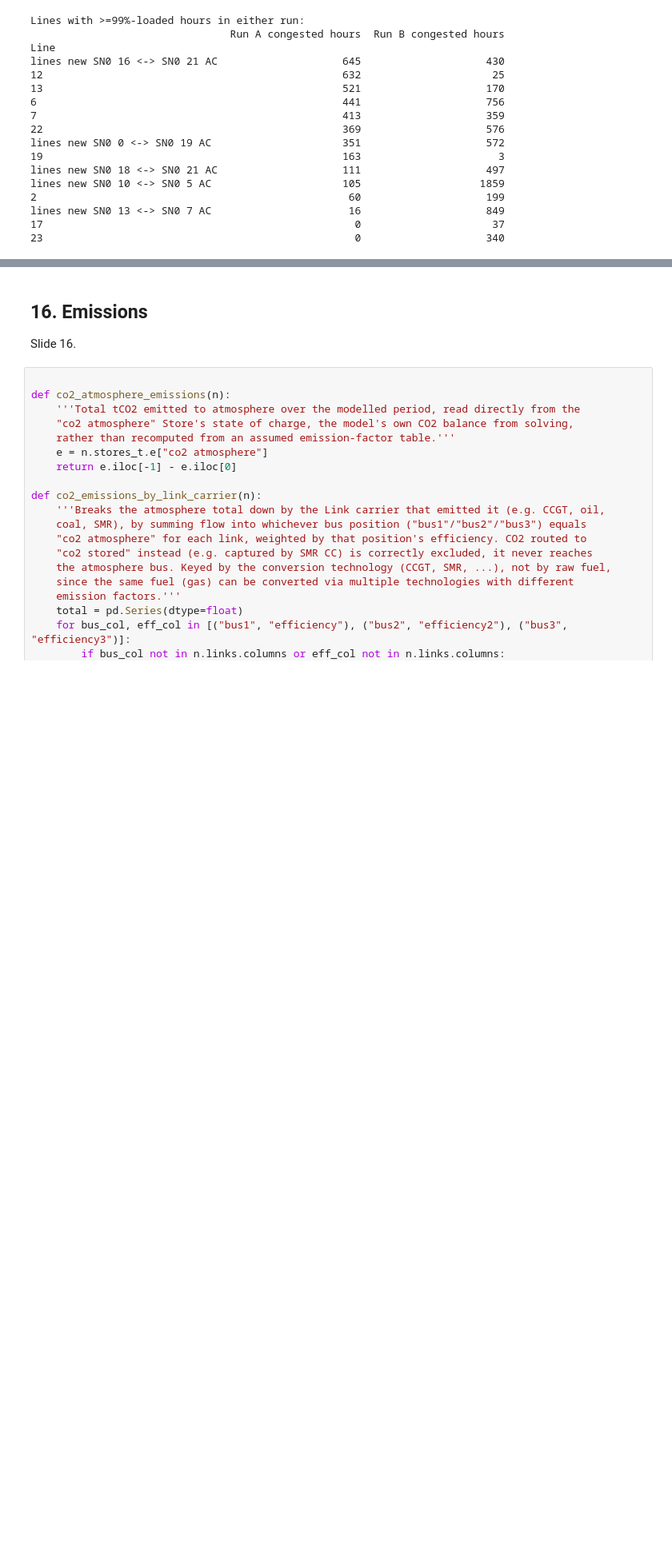
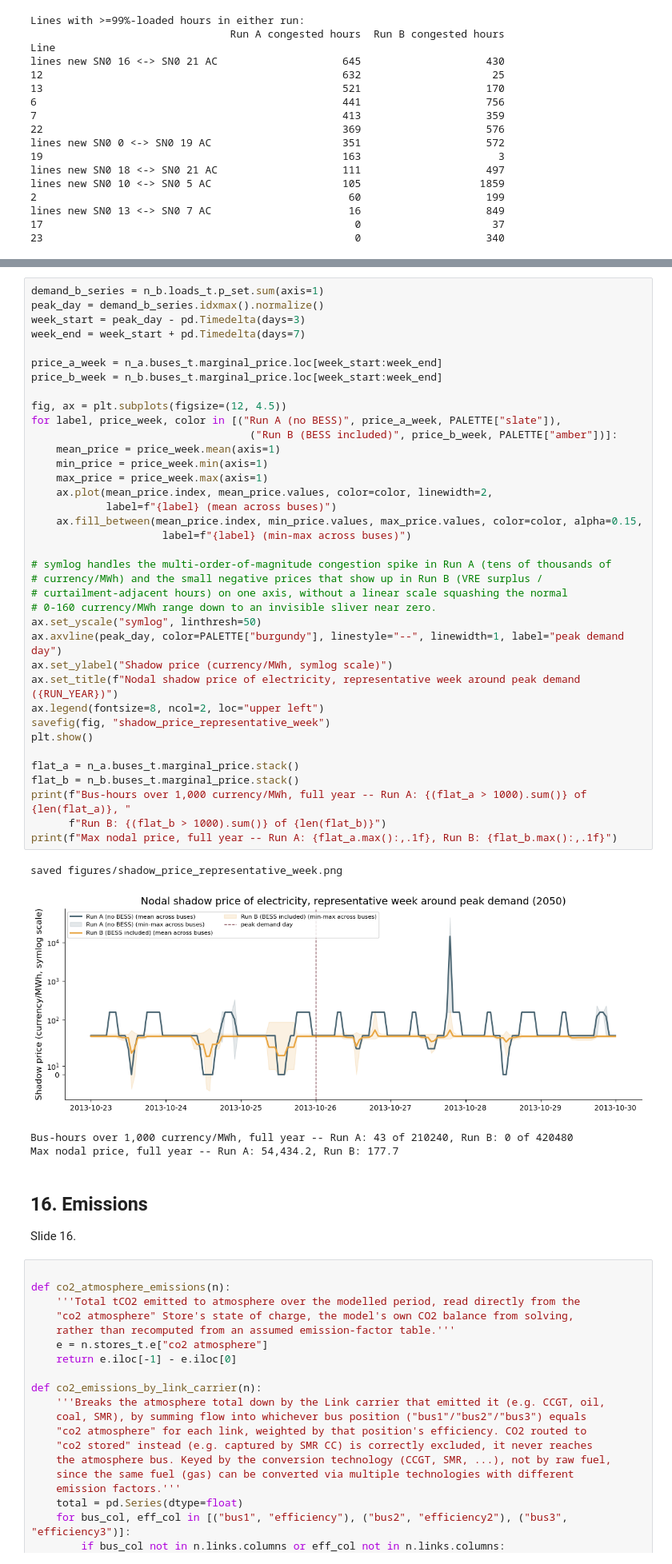
Before and after one commit to HoremanW/pypsa-earth, a Jupyter notebook: BESS_Supervisor_Deck_Analysis.ipynb, the cells around one changed output, grey strips where cells are left out. Shown at 80% size. Drawn from its saved outputs; the diff is of its cells as text; blank space fills up the shorter version.

```diff
--- a/BESS_Supervisor_Deck_Analysis.ipynb
+++ b/BESS_Supervisor_Deck_Analysis.ipynb
@@ -1545,3 +1566,45 @@ lines new SN0 13 <-> SN0 7 AC                      16                    849
+# %%
+demand_b_series = n_b.loads_t.p_set.sum(axis=1)
+peak_day = demand_b_series.idxmax().normalize()
+week_start = peak_day - pd.Timedelta(days=3)
+week_end = week_start + pd.Timedelta(days=7)
+
+price_a_week = n_a.buses_t.marginal_price.loc[week_start:week_end]
+price_b_week = n_b.buses_t.marginal_price.loc[week_start:week_end]
+
+fig, ax = plt.subplots(figsize=(12, 4.5))
+for label, price_week, color in [("Run A (no BESS)", price_a_week, PALETTE["slate"]),
+                                   ("Run B (BESS included)", price_b_week, PALETTE["amber"])]:
+    mean_price = price_week.mean(axis=1)
+    min_price = price_week.min(axis=1)
+    max_price = price_week.max(axis=1)
+    ax.plot(mean_price.index, mean_price.values, color=color, linewidth=2,
+            label=f"{label} (mean across buses)")
+    ax.fill_between(mean_price.index, min_price.values, max_price.values, color=color, alpha=0.15,
+                     label=f"{label} (min-max across buses)")
+
+# symlog handles the multi-order-of-magnitude congestion spike in Run A (tens of thousands of
+# currency/MWh) and the small negative prices that show up in Run B (VRE surplus /
+# curtailment-adjacent hours) on one axis, without a linear scale squashing the normal
+# 0-160 currency/MWh range down to an invisible sliver near zero.
+ax.set_yscale("symlog", linthresh=50)
+ax.axvline(peak_day, color=PALETTE["burgundy"], linestyle="--", linewidth=1, label="peak demand day")
+ax.set_ylabel("Shadow price (currency/MWh, symlog scale)")
+ax.set_title(f"Nodal shadow price of electricity, representative week around peak demand ({RUN_YEAR})")
+ax.legend(fontsize=8, ncol=2, loc="upper left")
+savefig(fig, "shadow_price_representative_week")
+plt.show()
+
+flat_a = n_a.buses_t.marginal_price.stack()
+flat_b = n_b.buses_t.marginal_price.stack()
+print(f"Bus-hours over 1,000 currency/MWh, full year -- Run A: {(flat_a > 1000).sum()} of {len(flat_a)}, "
+      f"Run B: {(flat_b > 1000).sum()} of {len(flat_b)}")
+print(f"Max nodal price, full year -- Run A: {flat_a.max():,.1f}, Run B: {flat_b.max():,.1f}")
+# %% [output]
+saved figures/shadow_price_representative_week.png
+[figure, added]
+Bus-hours over 1,000 currency/MWh, full year -- Run A: 43 of 210240, Run B: 0 of 420480
+Max nodal price, full year -- Run A: 54,434.2, Run B: 177.7
 # %% [markdown]
 ## 16. Emissions
 
```
Also changed, not shown: parts of 1 cell of this notebook, 26 other files.
